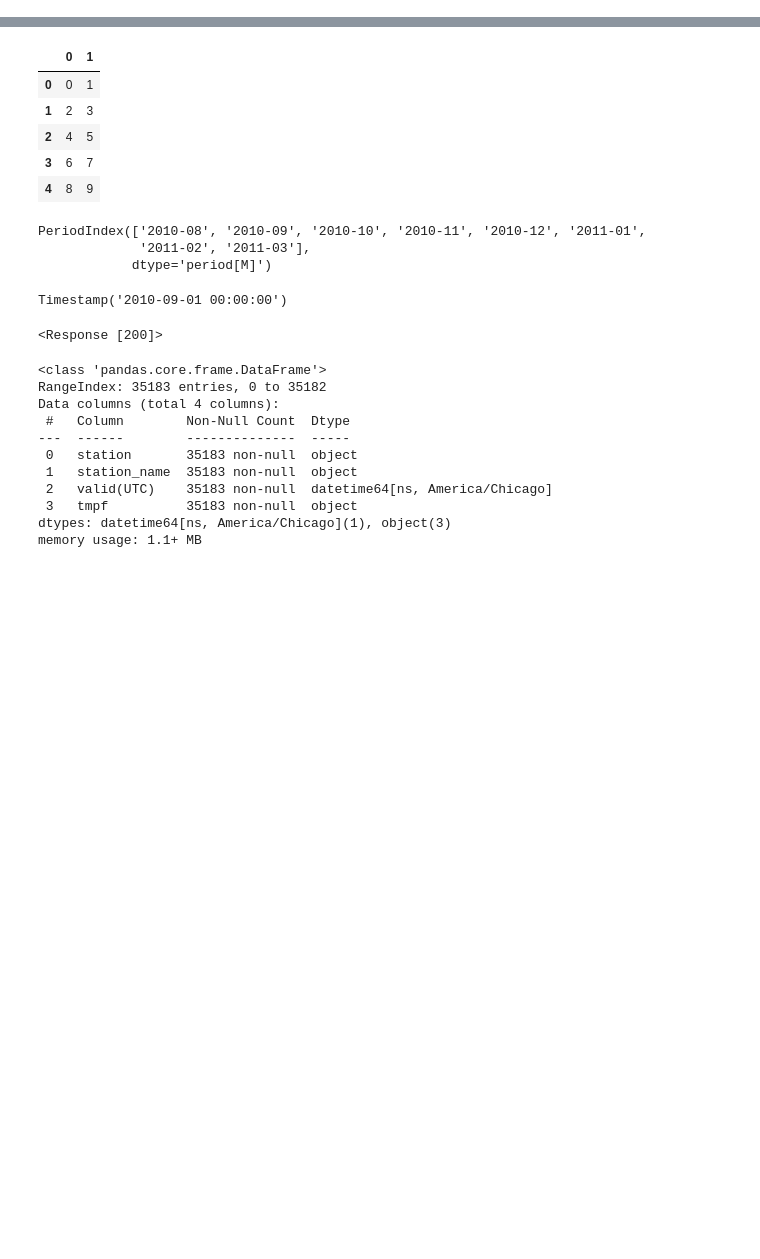
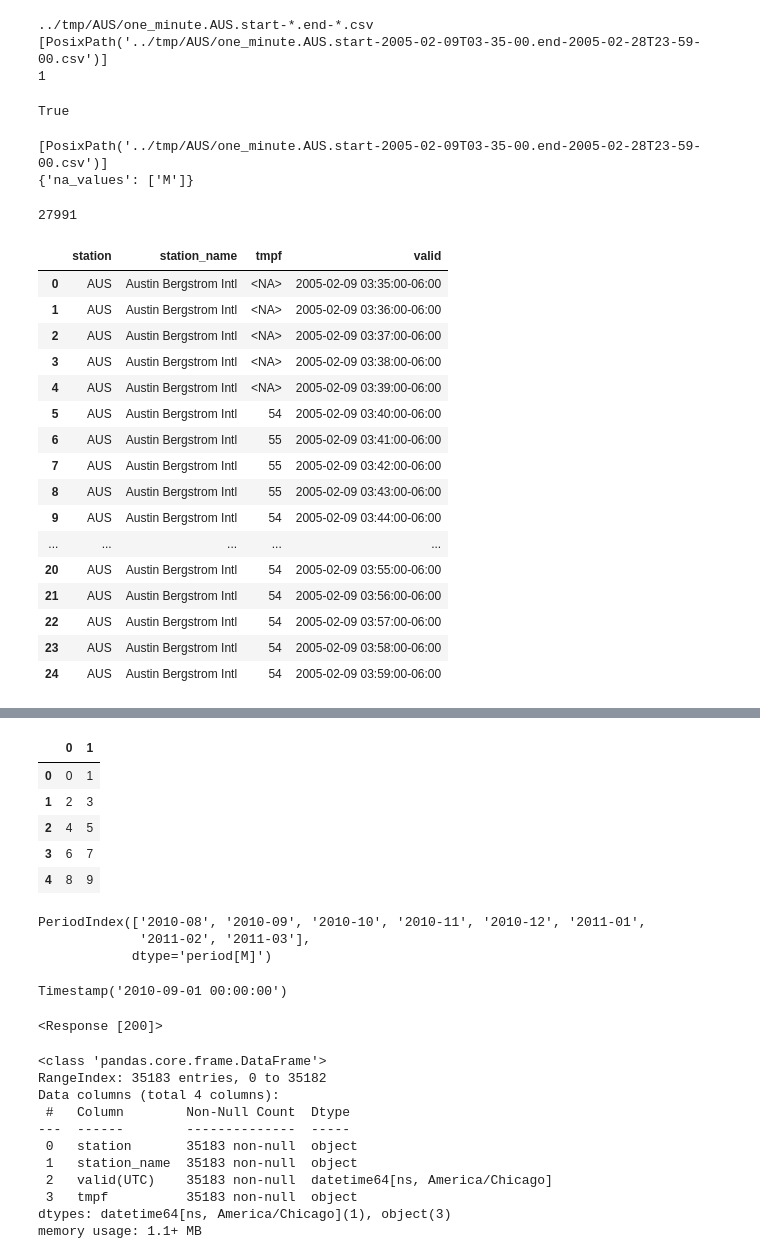
Before and after one commit to abhmul/kalshi-arbitrage, a Jupyter notebook: notebooks/99-am-scratch.ipynb, the cells around one changed output, grey strips where cells are left out. Saved outputs shown, nothing was run; the diff lists cells and outputs as text; code cells hidden in the pictures; blank space fills up the shorter version.

```diff
--- a/notebooks/99-am-scratch.ipynb
+++ b/notebooks/99-am-scratch.ipynb
@@ -12,0 +21,4 @@ from src.nws import fahrenheit_to_celsius, celsius_to_fahrenheit
+# %%
+fp = TMP_DIR / "AUS" / "one_minute.AUS.start-2005-02-09T03-35-00.end-2005-02-28T23-59-00.csv"
+path_parse = parse_one_minute_path(fp)
+pprint(path_parse)
@@ -12,0 +31,50 @@ from src.nws import fahrenheit_to_celsius, celsius_to_fahrenheit
+# %%
+one_minute_pattern = one_minute_path(station=path_parse.station, output_dir=path_parse.output_dir)
+print(one_minute_pattern)
+one_minute_paths = glob(one_minute_pattern)
+print(one_minute_paths)
+print(len(one_minute_paths))
+# %% [output]
+../tmp/AUS/one_minute.AUS.start-*.end-*.csv
+[PosixPath('../tmp/AUS/one_minute.AUS.start-2005-02-09T03-35-00.end-2005-02-28T23-59-00.csv')]
+1
+# %%
+has_date_intersection(
+    start1=path_parse.start,
+    end1=path_parse.end,
+    start2=path_parse.start,
+    end2=path_parse.end,
+)
+# %% [output]
+True
+# %%
+df = load_one_minutes(
+    station=path_parse.station,
+    start=path_parse.start,
+    end=path_parse.end,
+    output_dir=path_parse.output_dir,
+)
+
+print(len(df))
+display(df.head(25))
+# %% [output]
+[PosixPath('../tmp/AUS/one_minute.AUS.start-2005-02-09T03-35-00.end-2005-02-28T23-59-00.csv')]
+{'na_values': ['M']}
+27991
+|  | station | station_name | tmpf | valid |
+| 0 | AUS | Austin Bergstrom Intl | <NA> | 2005-02-09 03:35:00-06:00 |
+| 1 | AUS | Austin Bergstrom Intl | <NA> | 2005-02-09 03:36:00-06:00 |
+| 2 | AUS | Austin Bergstrom Intl | <NA> | 2005-02-09 03:37:00-06:00 |
+| 3 | AUS | Austin Bergstrom Intl | <NA> | 2005-02-09 03:38:00-06:00 |
+| 4 | AUS | Austin Bergstrom Intl | <NA> | 2005-02-09 03:39:00-06:00 |
+| 5 | AUS | Austin Bergstrom Intl | 54 | 2005-02-09 03:40:00-06:00 |
+| 6 | AUS | Austin Bergstrom Intl | 55 | 2005-02-09 03:41:00-06:00 |
+| 7 | AUS | Austin Bergstrom Intl | 55 | 2005-02-09 03:42:00-06:00 |
+| 8 | AUS | Austin Bergstrom Intl | 55 | 2005-02-09 03:43:00-06:00 |
+| 9 | AUS | Austin Bergstrom Intl | 54 | 2005-02-09 03:44:00-06:00 |
+| ... | ... | ... | ... | ... |
+| 20 | AUS | Austin Bergstrom Intl | 54 | 2005-02-09 03:55:00-06:00 |
+| 21 | AUS | Austin Bergstrom Intl | 54 | 2005-02-09 03:56:00-06:00 |
+| 22 | AUS | Austin Bergstrom Intl | 54 | 2005-02-09 03:57:00-06:00 |
+| 23 | AUS | Austin Bergstrom Intl | 54 | 2005-02-09 03:58:00-06:00 |
+| 24 | AUS | Austin Bergstrom Intl | 54 | 2005-02-09 03:59:00-06:00 |
```
Also changed, not shown: parts of 3 cells of this notebook, 11 other files.
